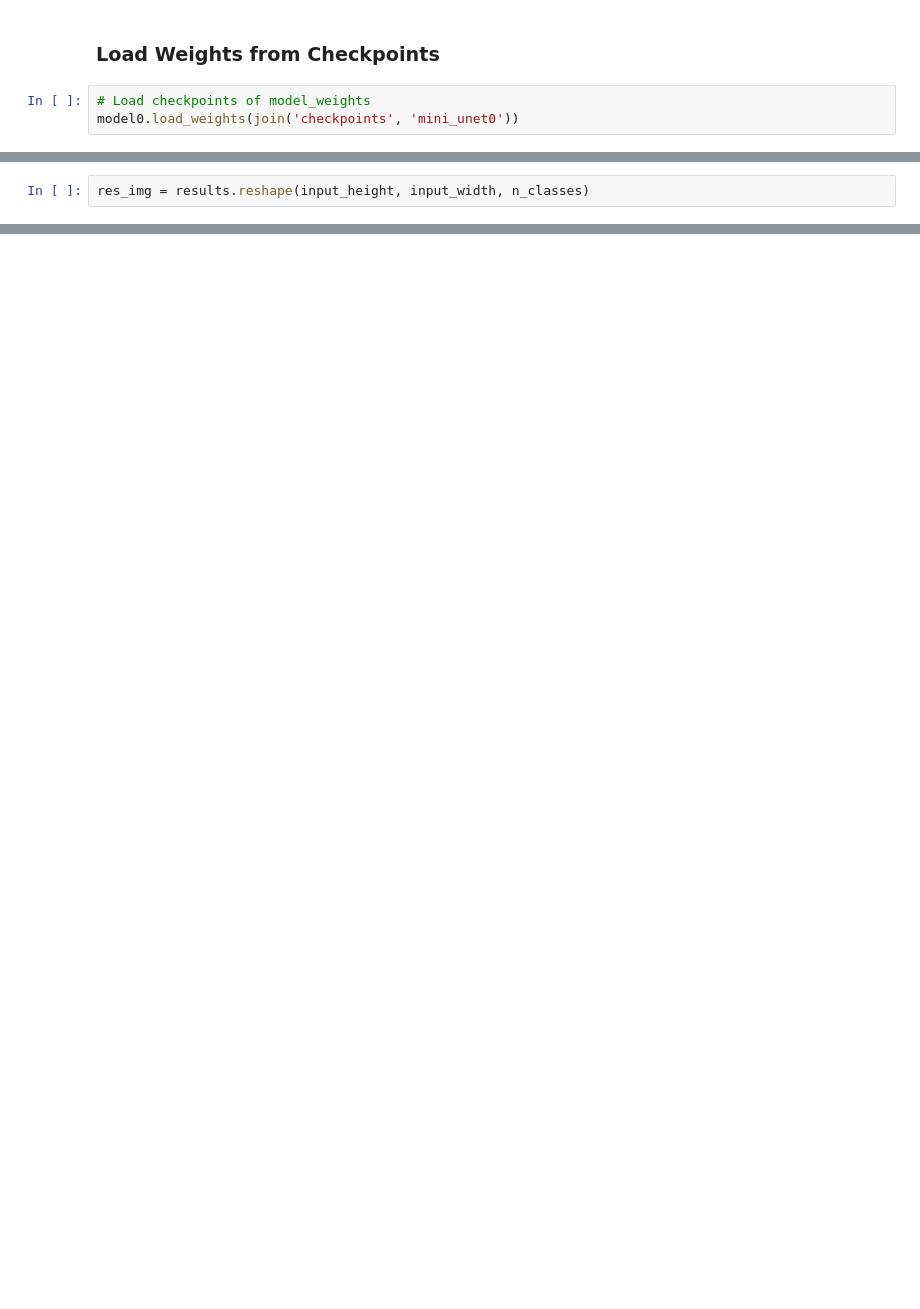
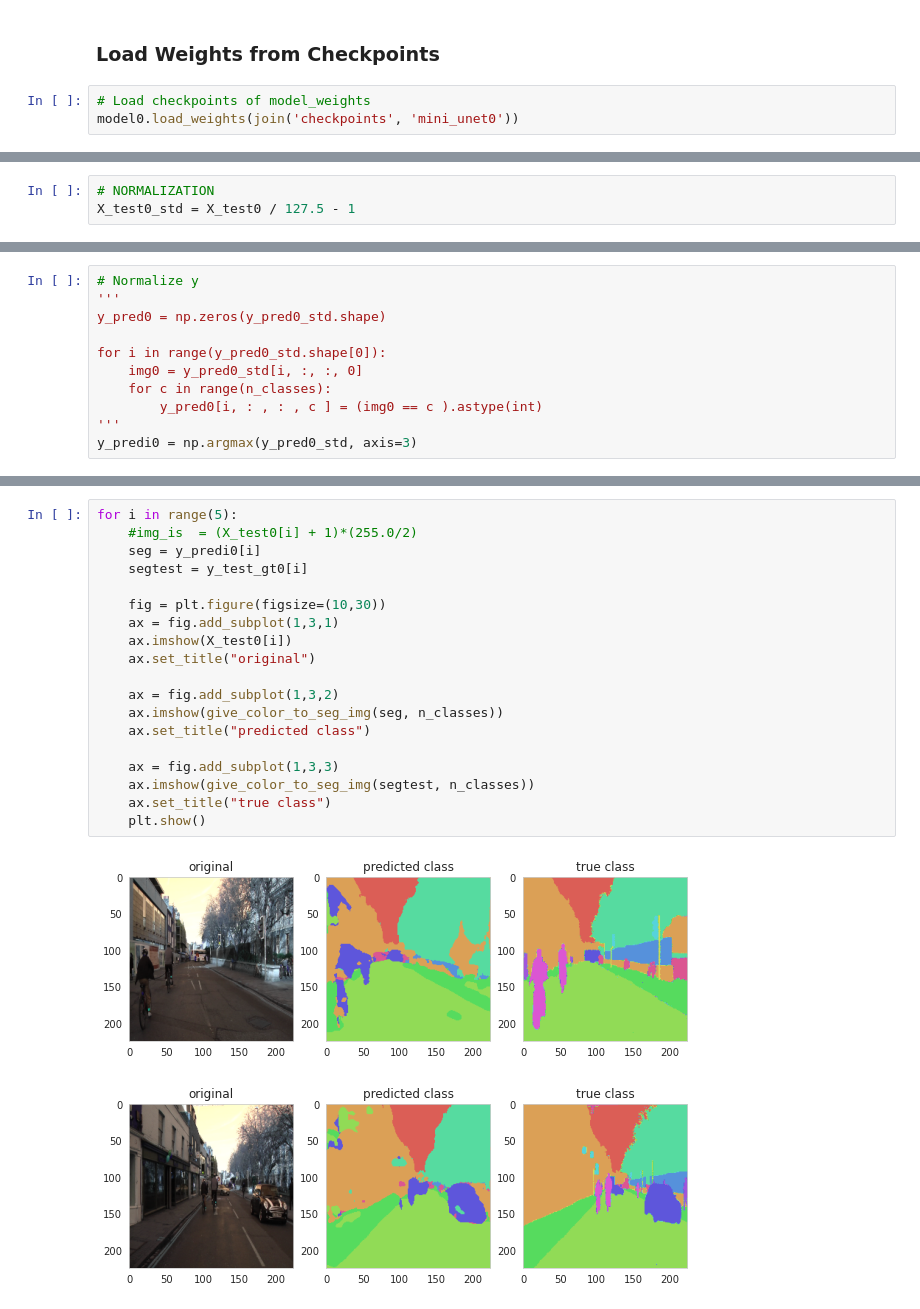
Before and after one commit to zdai257/DeepAOANet, a Jupyter notebook: seg_example.ipynb, the cells around one changed output, grey strips where cells are left out. Drawn from its saved outputs; the diff is of its cells as text; blank space fills up the shorter version.

```diff
--- a/seg_example.ipynb
+++ b/seg_example.ipynb
@@ -457 +484,4 @@ test_img0 = cv2.imread(join(data_dir, "images_prepped_test", test_img_lst[0]))
+# %%
+# NORMALIZATION
+X_test0_std = X_test0 / 127.5 - 1
 # %%
@@ -460,3 +492,12 @@ results = model0.predict(img0.reshape(1, input_height, input_width, 3))
 # %%
-res_img = results.reshape(input_height, input_width, n_classes)
+# Normalize y
+'''
+y_pred0 = np.zeros(y_pred0_std.shape)
+
+for i in range(y_pred0_std.shape[0]):
+    img0 = y_pred0_std[i, :, :, 0]
+    for c in range(n_classes):
+        y_pred0[i, : , : , c ] = (img0 == c ).astype(int)
+'''
+y_predi0 = np.argmax(y_pred0_std, axis=3)
 # %%
@@ -466,0 +507,22 @@ plt.show()
+# %%
+for i in range(5):
+    #img_is  = (X_test0[i] + 1)*(255.0/2)
+    seg = y_predi0[i]
+    segtest = y_test_gt0[i]
+
+    fig = plt.figure(figsize=(10,30))
+    ax = fig.add_subplot(1,3,1)
+    ax.imshow(X_test0[i])
+    ax.set_title("original")
+
+    ax = fig.add_subplot(1,3,2)
+    ax.imshow(give_color_to_seg_img(seg, n_classes))
+    ax.set_title("predicted class")
+
+    ax = fig.add_subplot(1,3,3)
+    ax.imshow(give_color_to_seg_img(segtest, n_classes))
+    ax.set_title("true class")
+    plt.show()
+# %% [output]
+[figure, added]
+[figure, added]
```
Also changed, not shown: parts of 15 cells of this notebook, 1 other file.
